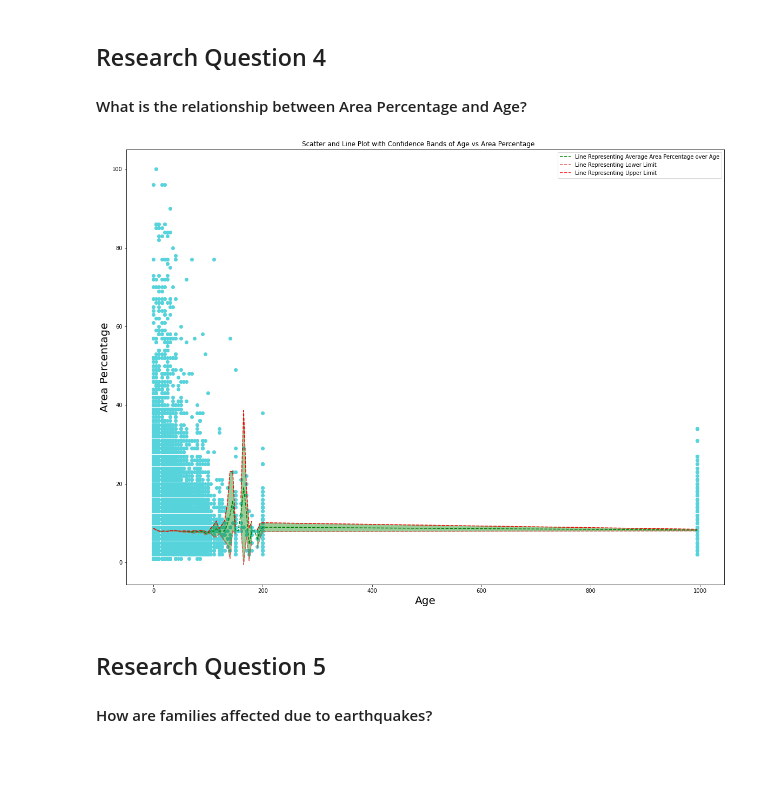
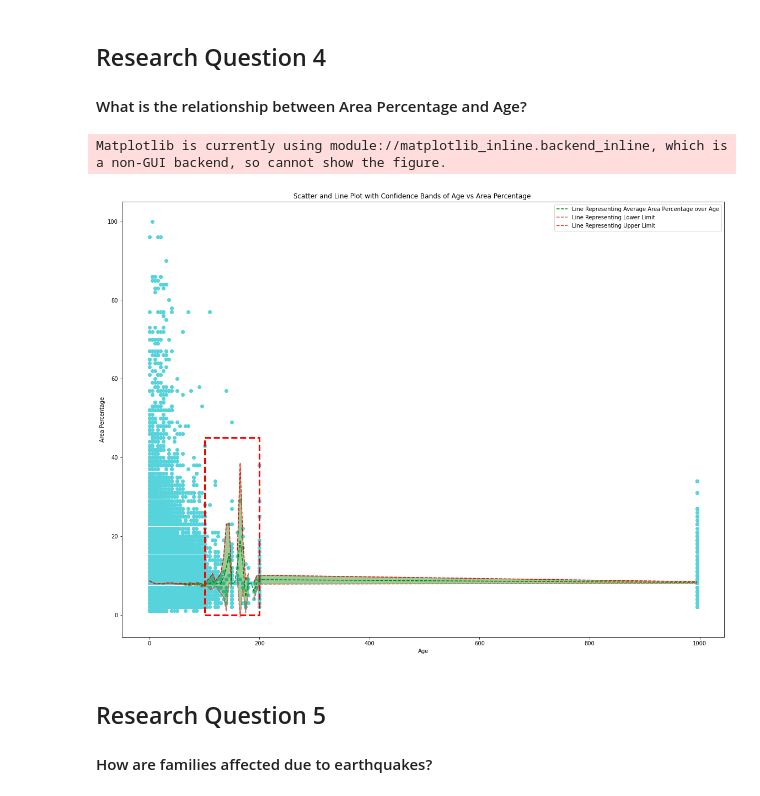
Before and after one commit to DS-Group22-ADP/Practical-Project, a Jupyter notebook: notebooks/Exploratory-Data-Analysis.ipynb, the cells around one changed output. Saved outputs shown, nothing was run; the diff lists cells and outputs as text; code cells hidden in the pictures; blank space fills up the shorter version.

```diff
--- a/notebooks/Exploratory-Data-Analysis.ipynb
+++ b/notebooks/Exploratory-Data-Analysis.ipynb
@@ -1008,28 +1009,61 @@ draw_subplotted_pie_chart(merged_data,'damage_grade_def',labels, 'age_range')
 
 #### What is the relationship between Area Percentage and Age?
 # %%
-# copy the original dataframe
-numerical_df = join_df.copy()
-numerical_df = numerical_df.loc[:, numerical_measures]
-fig = plt.figure(figsize=(16,12))
+fig, ax = plt.subplots(1, 1, figsize=(16,12))
 colors = sns.color_palette("hls", 10)
-# scatter plot between Count of floors and Average height Percentage
-plt.scatter(numerical_df.age, numerical_df.area_percentage, color=colors[5])
-# Aggregate average of count floors to plot with distinct height percentage values
-g = numerical_df.groupby('age')['area_percentage'].agg(['mean', 'sem'])
-plt.plot(g.index, g['mean'], color='green', label='Line Representing Average Area Percentage over Age', ls='dashed')
-plt.plot(g.index, g['mean']-1.96*g['sem'], color=colors[0], label='Line Representing Lower Limit', ls='dashed')
-plt.plot(g.index, g['mean']+1.96*g['sem'], color='red', label='Line Representing Upper Limit', ls='dashed')
-plt.fill_between(g.index, g['mean']+1.96*g['sem'], g['mean']-1.96*g['sem'], edgecolor='g', facecolor='g', alpha=0.4)
-# set title, xlabel and ylabel
-fig.suptitle("Scatter and Line Plot with Confidence Bands of Age vs Area Percentage")
-fig.tight_layout(pad=1.0)
-plt.xlabel("Age", fontsize=20)
-plt.ylabel("Area Percentage", fontsize=20)
-plt.legend()
-plt.show()
+
+
+def plot_area_percentage_vs_age(join_df):
+    '''
+    Plots Area Percentage and Age in a scatter plot
+    @param join_df: Main DataFrame
+    @return:
+    '''
+    # scatter plot between Count of floors and Average height Percentage
+    ax.scatter(join_df.age, join_df.area_percentage, color=colors[5])
+
+    # set title, xlabel and ylabel
+    ax.set(xlabel="Age", ylabel="Area Percentage")
+    fig.suptitle("Scatter and Line Plot with Confidence Bands of Age vs Area Percentage")
+    # tight layout
+    fig.tight_layout(pad=1.0)
+
+def plot_average_line_representing_area_percentage_over_age(join_df):
+    '''
+    Plots Average Line of Area Percentage over Age
+    @param join_df: Main DataFrame
+    @return:
+    '''
+    # aggregation of area percentage with mean and standard error
+    g = join_df.groupby('age')['area_percentage'].agg(['mean', 'sem'])
+    # plot the average line
+    ax.plot(g.index, g['mean'], color='green', label='Line Representing Average Area Percentage over Age', ls='dashed')
+    # plot the lower limit of the average line
+    ax.plot(g.index, g['mean']-1.96*g['sem'], color=colors[0], label='Line Representing Lower Limit', ls='dashed')
+    # plot the upper limit of the average line
+    ax.plot(g.index, g['mean']+1.96*g['sem'], color='red', label='Line Representing Upper Limit', ls='dashed')
+    # fill the confidence intervals
+    ax.fill_between(g.index, g['mean']+1.96*g['sem'], g['mean']-1.96*g['sem'], edgecolor='g', facecolor='g', alpha=0.4)
+
+    # display the legend
+    ax.legend()
+
+def plot_high_variance_area():
+    '''
+    Plots the High variance Area detected by the fluctuations in Area Percentage values
+    @return:
+    '''
+    # Loop over data points; create box from errors at each point
+    high_variance_box = Rectangle((100, 0), 100, 45, fill=False, ls='dashed', lw=3, color='red')
+    ax.add_patch(high_variance_box)
+
+plot_area_percentage_vs_age(join_df)
+plot_average_line_representing_area_percentage_over_age(join_df)
+plot_high_variance_area()
+fig.show()
 # %% [output]
+Matplotlib is currently using module://matplotlib_inline.backend_inline, which is a non-GUI backend, so cannot show the figure.
-[figure, old version]
+[figure, new version]
 # %% [markdown]
 ## Research Question 5
 
```
Also changed, not shown: parts of 1 cell of this notebook.
